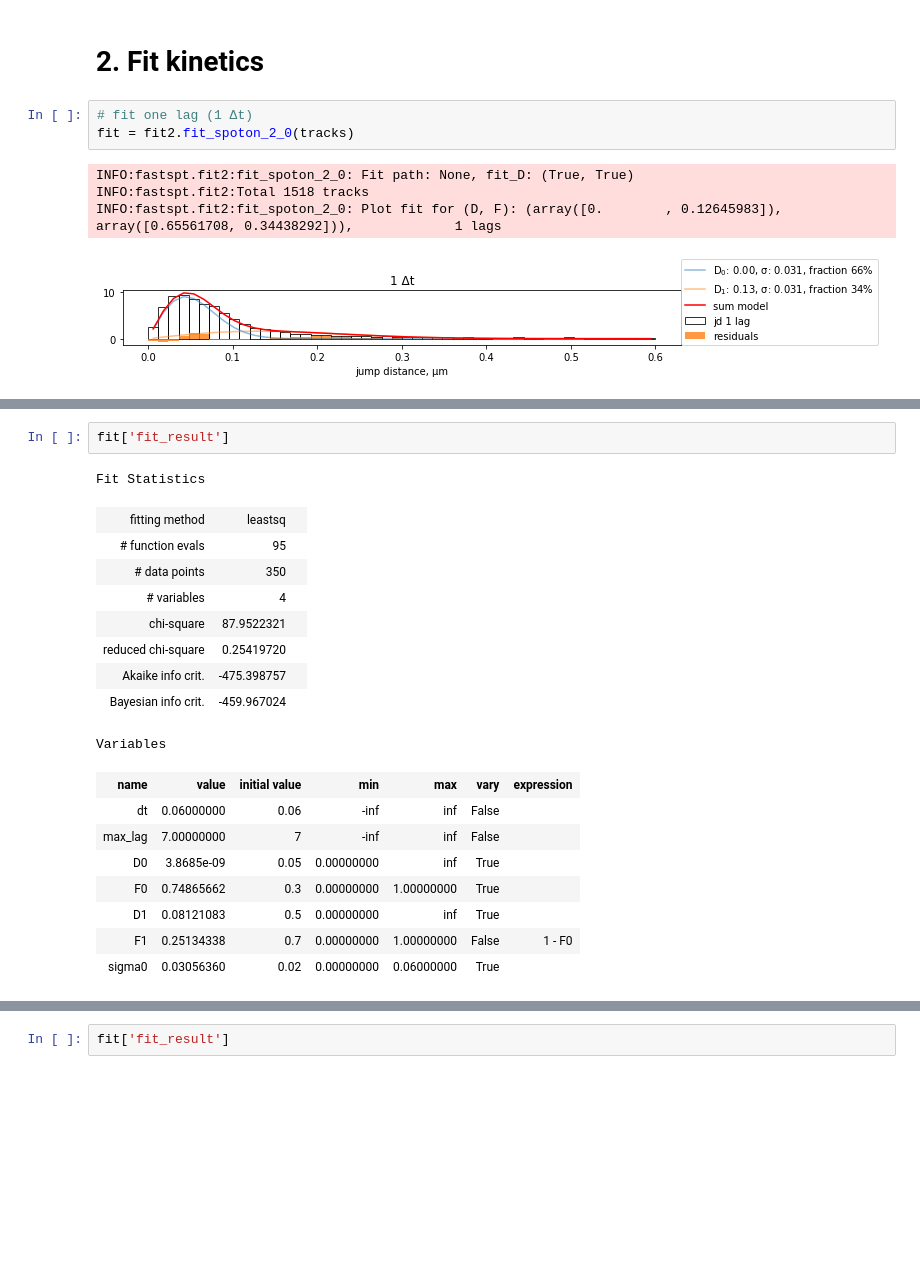
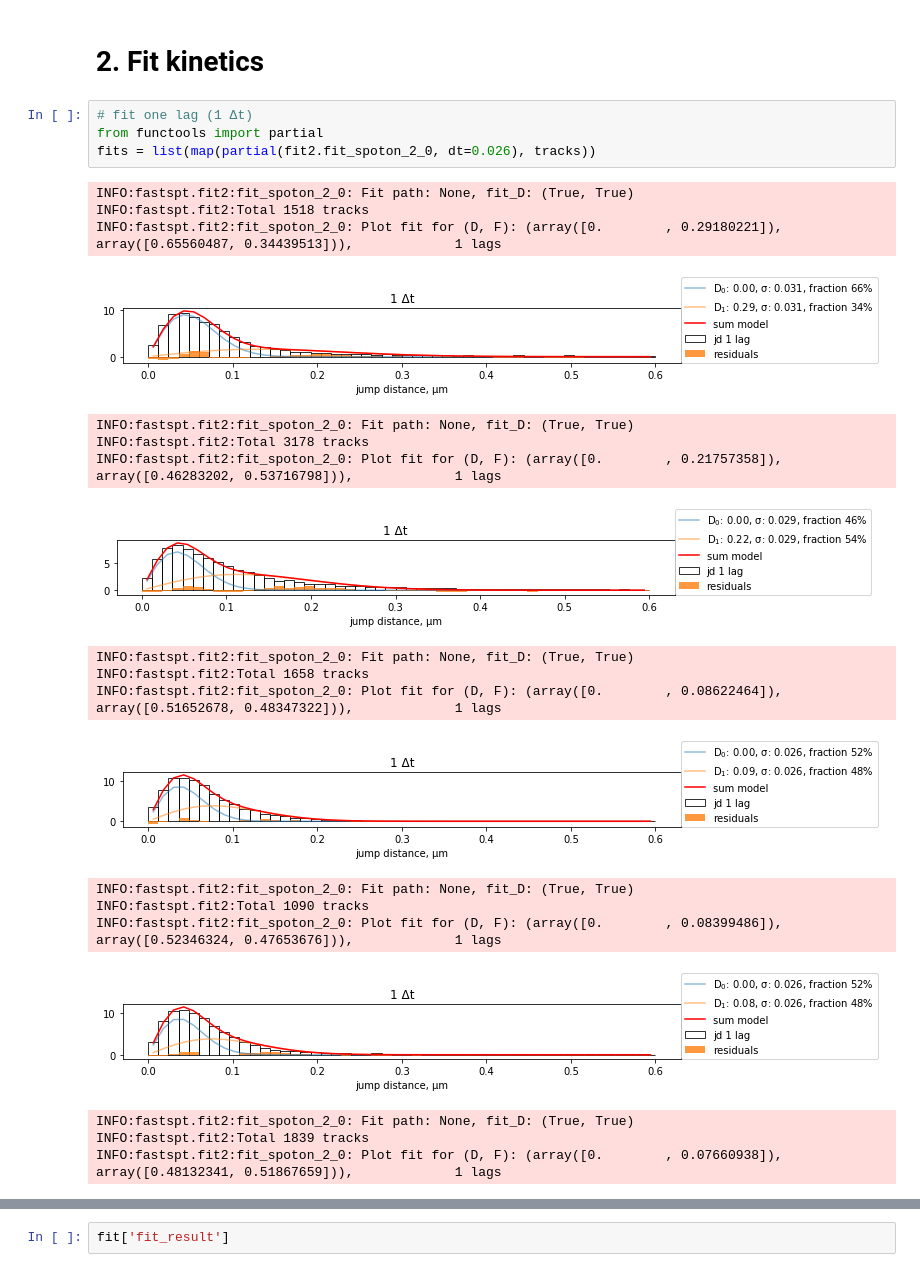
Before and after one commit to aaristov/Spot-On-Cli, a Jupyter notebook: examples/fit_trackmate_data.ipynb, the cells around one changed output, grey strips where cells are left out. Saved outputs shown, nothing was run; the diff lists cells and outputs as text; blank space fills up the shorter version.

```diff
--- a/examples/fit_trackmate_data.ipynb
+++ b/examples/fit_trackmate_data.ipynb
@@ -37,9 +73,25 @@ INFO:fastspt.tracklen:Fit result: 3172 * e^(-0.56x)
 # 2. Fit kinetics
 # %%
 # fit one lag (1 Δt)
-fit = fit2.fit_spoton_2_0(tracks)
+from functools import partial
+fits = list(map(partial(fit2.fit_spoton_2_0, dt=0.026), tracks))
 # %% [output]
 INFO:fastspt.fit2:fit_spoton_2_0: Fit path: None, fit_D: (True, True)
 INFO:fastspt.fit2:Total 1518 tracks
-INFO:fastspt.fit2:fit_spoton_2_0: Plot fit for (D, F): (array([0.        , 0.12645983]), array([0.65561708, 0.34438292])),             1 lags
+INFO:fastspt.fit2:fit_spoton_2_0: Plot fit for (D, F): (array([0.        , 0.29180221]), array([0.65560487, 0.34439513])),             1 lags
 [figure]
+INFO:fastspt.fit2:fit_spoton_2_0: Fit path: None, fit_D: (True, True)
+INFO:fastspt.fit2:Total 3178 tracks
+INFO:fastspt.fit2:fit_spoton_2_0: Plot fit for (D, F): (array([0.        , 0.21757358]), array([0.46283202, 0.53716798])),             1 lags
+[figure, added]
+INFO:fastspt.fit2:fit_spoton_2_0: Fit path: None, fit_D: (True, True)
+INFO:fastspt.fit2:Total 1658 tracks
+INFO:fastspt.fit2:fit_spoton_2_0: Plot fit for (D, F): (array([0.        , 0.08622464]), array([0.51652678, 0.48347322])),             1 lags
+[figure, added]
+INFO:fastspt.fit2:fit_spoton_2_0: Fit path: None, fit_D: (True, True)
+INFO:fastspt.fit2:Total 1090 tracks
+INFO:fastspt.fit2:fit_spoton_2_0: Plot fit for (D, F): (array([0.        , 0.08399486]), array([0.52346324, 0.47653676])),             1 lags
+[figure, added]
+INFO:fastspt.fit2:fit_spoton_2_0: Fit path: None, fit_D: (True, True)
+INFO:fastspt.fit2:Total 1839 tracks
+INFO:fastspt.fit2:fit_spoton_2_0: Plot fit for (D, F): (array([0.        , 0.07660938]), array([0.48132341, 0.51867659])),             1 lags
@@ -46,21 +98,0 @@ INFO:fastspt.fit2:fit_spoton_2_0: Plot fit for (D, F): (array([0.        , 0.126
-# %%
-fit['fit_result']
-# %% [output]
-Fit Statistics
-| fitting method | leastsq |  |
-| # function evals | 95 |  |
-| # data points | 350 |  |
-| # variables | 4 |  |
-| chi-square | 87.9522321 |  |
-| reduced chi-square | 0.25419720 |  |
-| Akaike info crit. | -475.398757 |  |
-| Bayesian info crit. | -459.967024 |  |
-Variables
-| name | value | initial value | min | max | vary | expression |
-| dt | 0.06000000 | 0.06 | -inf | inf | False |  |
-| max_lag | 7.00000000 | 7 | -inf | inf | False |  |
-| D0 | 3.8685e-09 | 0.05 | 0.00000000 | inf | True |  |
-| F0 | 0.74865662 | 0.3 | 0.00000000 | 1.00000000 | True |  |
-| D1 | 0.08121083 | 0.5 | 0.00000000 | inf | True |  |
-| F1 | 0.25134338 | 0.7 | 0.00000000 | 1.00000000 | False | 1 - F0 |
-| sigma0 | 0.03056360 | 0.02 | 0.00000000 | 0.06000000 | True |  |
```
Also changed, not shown: parts of 11 cells of this notebook.
